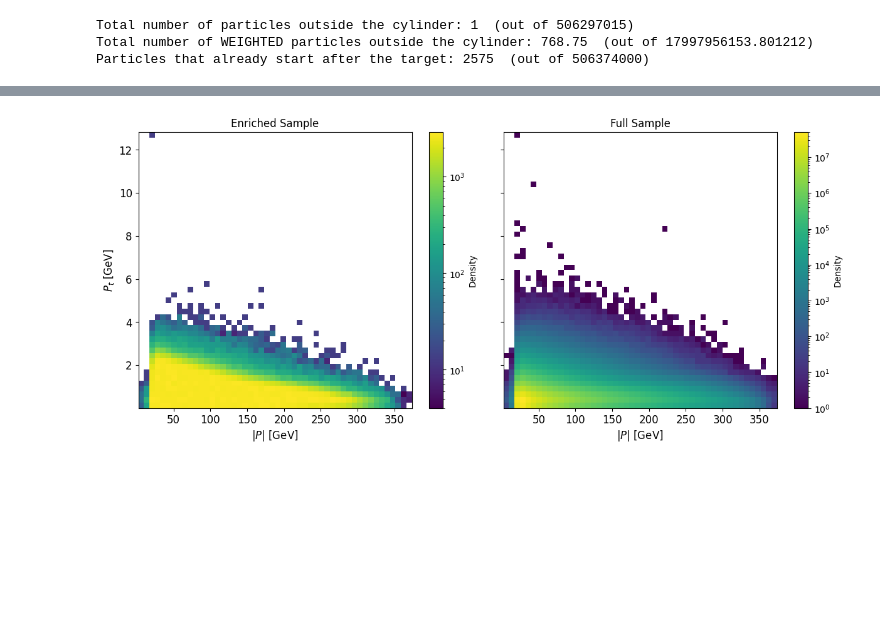
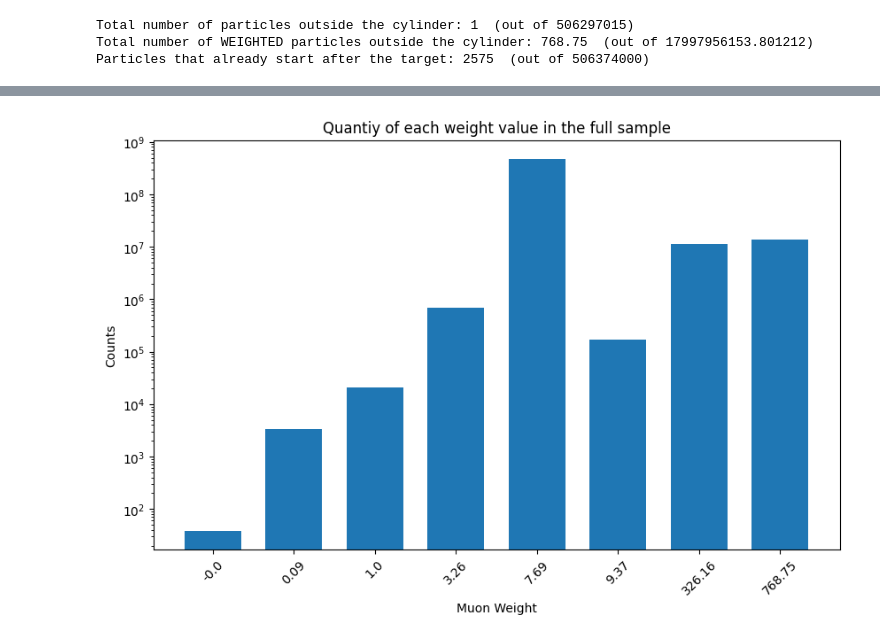
Before and after one commit to lfpc/MuonsAndMatter, a Jupyter notebook: data/see_input.ipynb, the cells around one changed output, grey strips where cells are left out. Cells and saved outputs as stored; diff of their text form; code cells hidden in the pictures; blank space fills up the shorter version.

Commit message:
New sample and new parametrization

```diff
--- a/data/see_input.ipynb
+++ b/data/see_input.ipynb
@@ -249,4 +229,11 @@ Total number of WEIGHTED particles outside the cylinder: 364936.96491779387  (ou
-# %%
-hist2d((p,pt),(p_full,pt_full))
-# %% [output]
-[figure, removed]
+# %%
+
+plt.figure(figsize=(10, 6))
+plt.bar(range(len(unique_W_full)), n_w, width=0.7, log=True)
+plt.xlabel('Muon Weight')
+plt.ylabel('Counts')
+plt.title('Quantiy of each weight value in the full sample')
+plt.xticks(range(len(unique_W_full)), [str(round(val,2)) for val in unique_W_full], rotation=45)
+plt.show()
+# %% [output]
+[figure, added]
```
Also changed, not shown: parts of 15 cells of this notebook, 18 other files.
